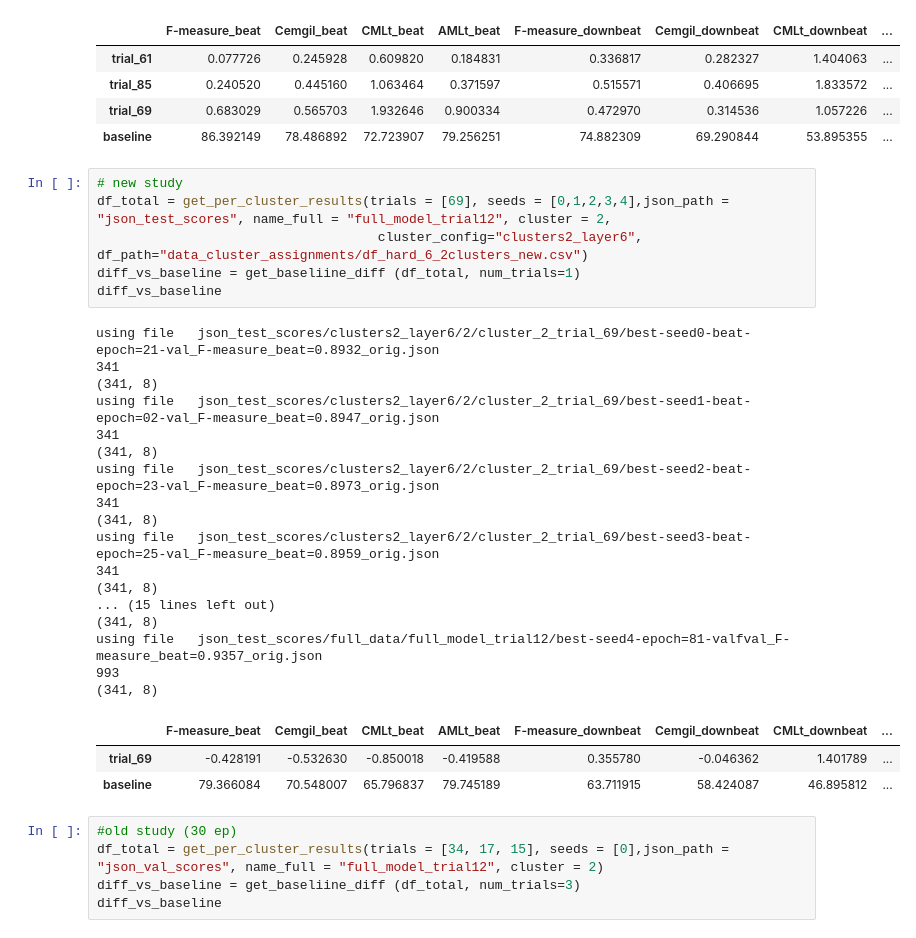
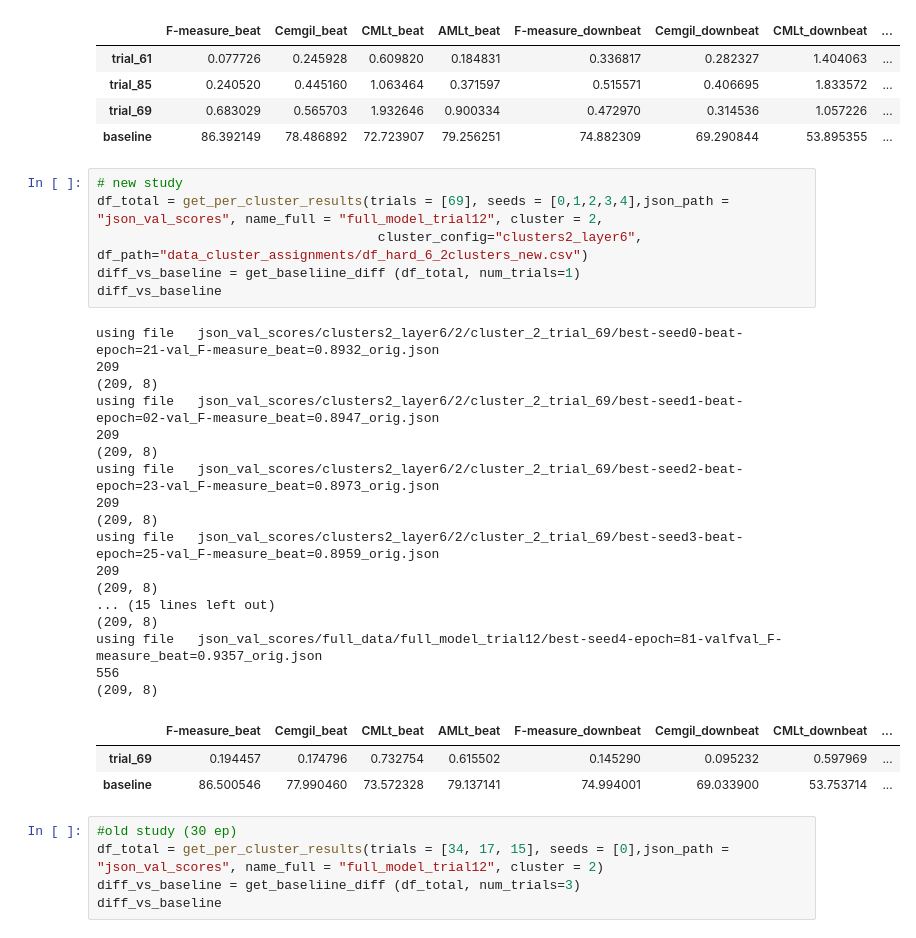
Before and after one commit to PulyaPolya/beat_this, a Jupyter notebook: results_evaluation.ipynb, the cells around one changed output. Cells and saved outputs as stored; diff of their text form.

```diff
--- a/results_evaluation.ipynb
+++ b/results_evaluation.ipynb
@@ -2552,31 +2552,31 @@ using file   json_val_scores/full_data/full_model_trial12/best-seed0-epoch=85-va
 | baseline | 86.392149 | 78.486892 | 72.723907 | 79.256251 | 74.882309 | 69.290844 | 53.895355 | ... |
 # %%
 # new study
-df_total = get_per_cluster_results(trials = [69], seeds = [0,1,2,3,4],json_path = "json_test_scores", name_full = "full_model_trial12", cluster = 2,
+df_total = get_per_cluster_results(trials = [69], seeds = [0,1,2,3,4],json_path = "json_val_scores", name_full = "full_model_trial12", cluster = 2,
                                     cluster_config="clusters2_layer6", df_path="data_cluster_assignments/df_hard_6_2clusters_new.csv")
 diff_vs_baseline = get_baseliine_diff (df_total, num_trials=1)
 diff_vs_baseline
 # %% [output]
-using file   json_test_scores/clusters2_layer6/2/cluster_2_trial_69/best-seed0-beat-epoch=21-val_F-measure_beat=0.8932_orig.json
-341
-(341, 8)
-using file   json_test_scores/clusters2_layer6/2/cluster_2_trial_69/best-seed1-beat-epoch=02-val_F-measure_beat=0.8947_orig.json
-341
-(341, 8)
-using file   json_test_scores/clusters2_layer6/2/cluster_2_trial_69/best-seed2-beat-epoch=23-val_F-measure_beat=0.8973_orig.json
-341
-(341, 8)
-using file   json_test_scores/clusters2_layer6/2/cluster_2_trial_69/best-seed3-beat-epoch=25-val_F-measure_beat=0.8959_orig.json
-341
-(341, 8)
+using file   json_val_scores/clusters2_layer6/2/cluster_2_trial_69/best-seed0-beat-epoch=21-val_F-measure_beat=0.8932_orig.json
+209
+(209, 8)
+using file   json_val_scores/clusters2_layer6/2/cluster_2_trial_69/best-seed1-beat-epoch=02-val_F-measure_beat=0.8947_orig.json
+209
+(209, 8)
+using file   json_val_scores/clusters2_layer6/2/cluster_2_trial_69/best-seed2-beat-epoch=23-val_F-measure_beat=0.8973_orig.json
+209
+(209, 8)
+using file   json_val_scores/clusters2_layer6/2/cluster_2_trial_69/best-seed3-beat-epoch=25-val_F-measure_beat=0.8959_orig.json
+209
+(209, 8)
 ... (15 lines left out)
-(341, 8)
-using file   json_test_scores/full_data/full_model_trial12/best-seed4-epoch=81-valfval_F-measure_beat=0.9357_orig.json
-993
-(341, 8)
+(209, 8)
+using file   json_val_scores/full_data/full_model_trial12/best-seed4-epoch=81-valfval_F-measure_beat=0.9357_orig.json
+556
+(209, 8)
 |  | F-measure_beat | Cemgil_beat | CMLt_beat | AMLt_beat | F-measure_downbeat | Cemgil_downbeat | CMLt_downbeat | ... |
-| trial_69 | -0.428191 | -0.532630 | -0.850018 | -0.419588 | 0.355780 | -0.046362 | 1.401789 | ... |
-| baseline | 79.366084 | 70.548007 | 65.796837 | 79.745189 | 63.711915 | 58.424087 | 46.895812 | ... |
+| trial_69 | 0.194457 | 0.174796 | 0.732754 | 0.615502 | 0.145290 | 0.095232 | 0.597969 | ... |
+| baseline | 86.500546 | 77.990460 | 73.572328 | 79.137141 | 74.994001 | 69.033900 | 53.753714 | ... |
 # %%
 #old study (30 ep)
 df_total = get_per_cluster_results(trials = [34, 17, 15], seeds = [0],json_path = "json_val_scores", name_full = "full_model_trial12", cluster = 2)
```
Also changed, not shown: parts of 5 cells of this notebook, 2 other files.
